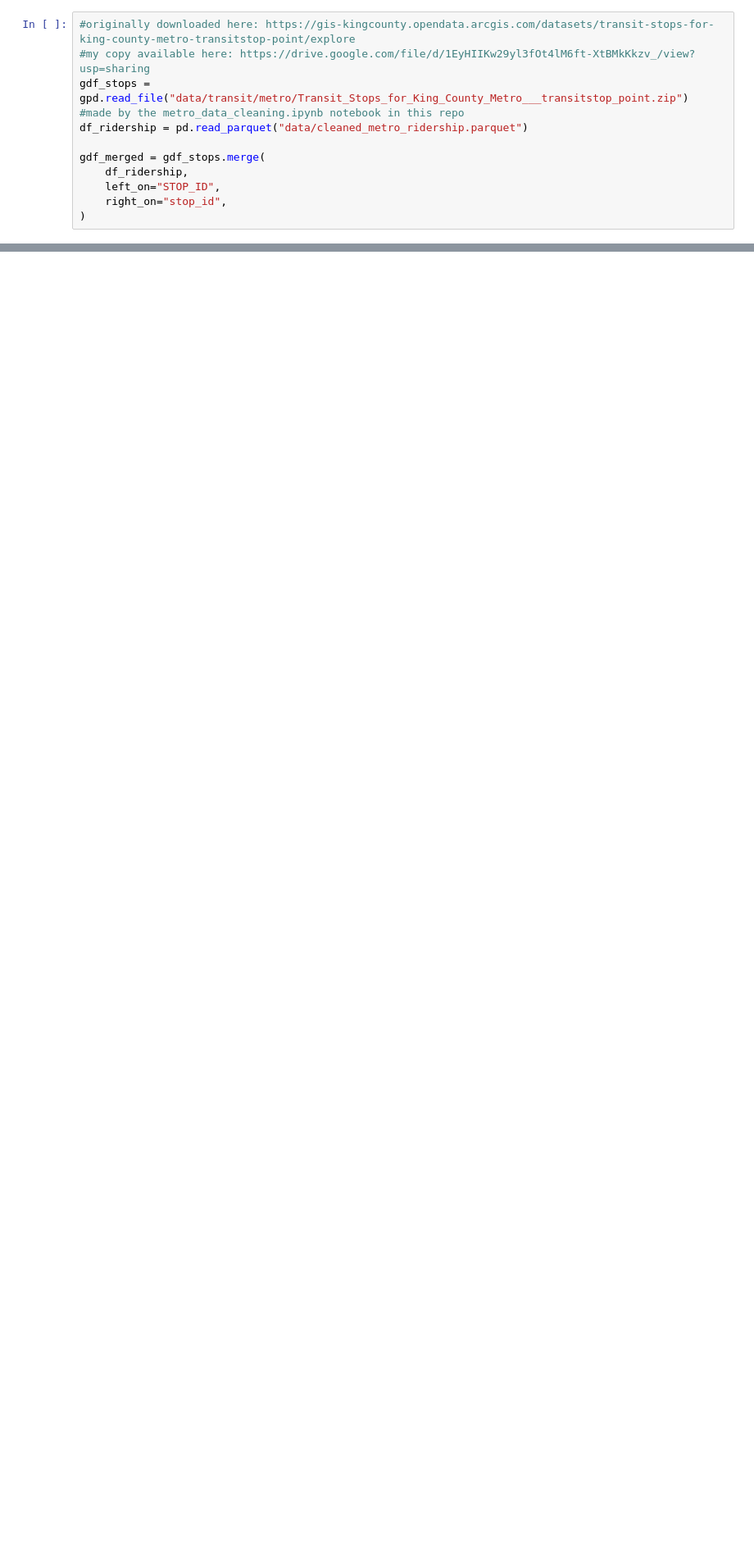
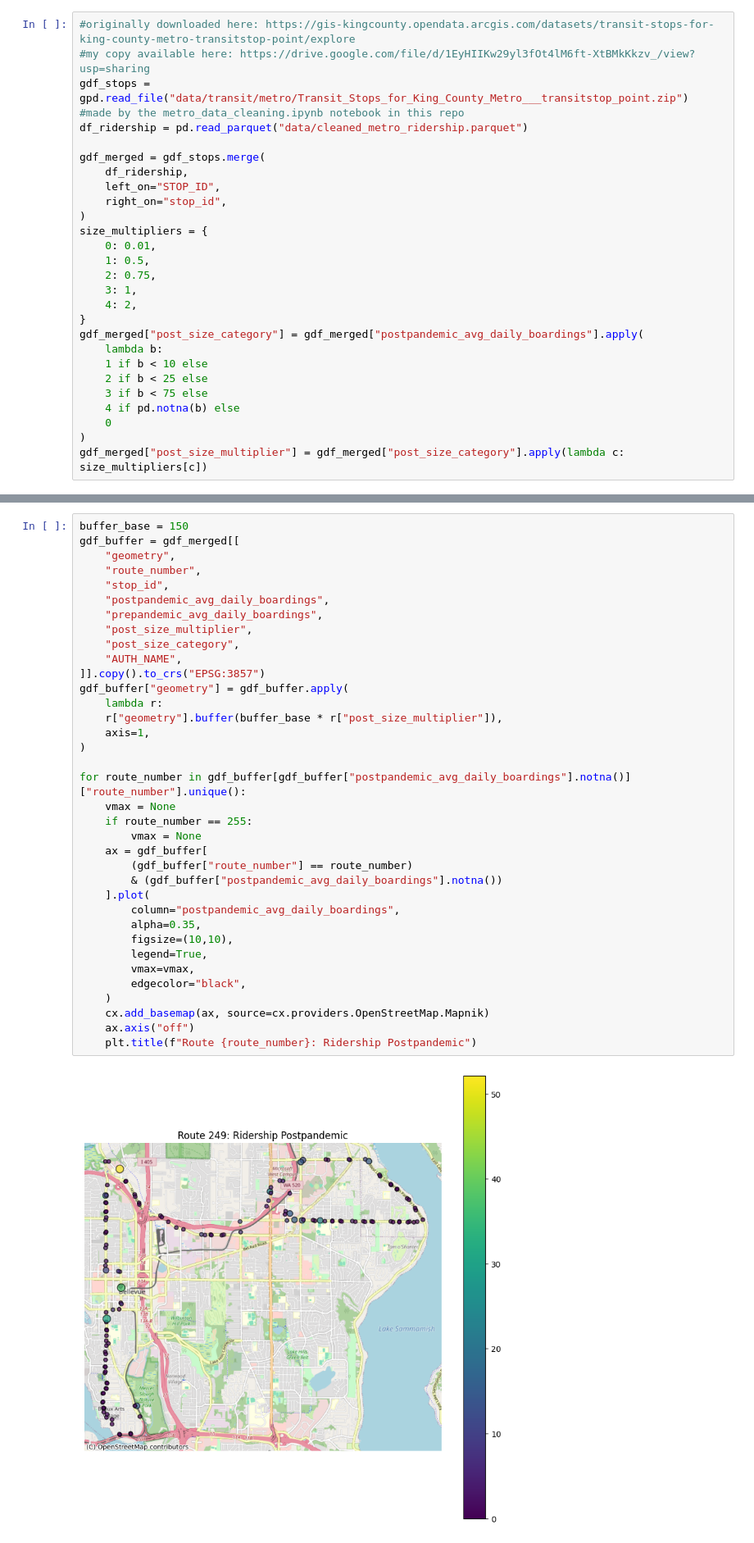
Before and after one commit to AaronJacobson/kirkland_planning_commission_code, a Jupyter notebook: metro_visualization.ipynb, the cells around one changed output, grey strips where cells are left out. Shown at 82% size. Saved outputs shown, nothing was run; the diff lists cells and outputs as text; blank space fills up the shorter version.

Commit message:
Added postpandemic route ridership maps

```diff
--- a/metro_visualization.ipynb
+++ b/metro_visualization.ipynb
@@ -15,6 +15,22 @@ gdf_merged = gdf_stops.merge(
     left_on="STOP_ID",
     right_on="stop_id",
 )
+size_multipliers = {
+    0: 0.01,
+    1: 0.5,
+    2: 0.75,
+    3: 1,
+    4: 2,
+}
+gdf_merged["post_size_category"] = gdf_merged["postpandemic_avg_daily_boardings"].apply(
+    lambda b:
+    1 if b < 10 else
+    2 if b < 25 else
+    3 if b < 75 else
+    4 if pd.notna(b) else
+    0
+)
+gdf_merged["post_size_multiplier"] = gdf_merged["post_size_category"].apply(lambda c: size_multipliers[c])
 # %%
 gdf_less = gdf_merged[[
     "geometry",
@@ -51,0 +54,38 @@ gdf_less[gdf_less["route_number"] == 255].sort_values("postpandemic_avg_daily_bo
+# %%
+buffer_base = 150
+gdf_buffer = gdf_merged[[
+    "geometry",
+    "route_number",
+    "stop_id",
+    "postpandemic_avg_daily_boardings",
+    "prepandemic_avg_daily_boardings",
+    "post_size_multiplier",
+    "post_size_category",
+    "AUTH_NAME",
+]].copy().to_crs("EPSG:3857")
+gdf_buffer["geometry"] = gdf_buffer.apply(
+    lambda r:
+    r["geometry"].buffer(buffer_base * r["post_size_multiplier"]),
+    axis=1,
+)
+
+for route_number in gdf_buffer[gdf_buffer["postpandemic_avg_daily_boardings"].notna()]["route_number"].unique():
+    vmax = None
+    if route_number == 255:
+        vmax = None
+    ax = gdf_buffer[
+        (gdf_buffer["route_number"] == route_number)
+        & (gdf_buffer["postpandemic_avg_daily_boardings"].notna())
+    ].plot(
+        column="postpandemic_avg_daily_boardings",
+        alpha=0.35,
+        figsize=(10,10),
+        legend=True,
+        vmax=vmax,
+        edgecolor="black",
+    )
+    cx.add_basemap(ax, source=cx.providers.OpenStreetMap.Mapnik)
+    ax.axis("off")
+    plt.title(f"Route {route_number}: Ridership Postpandemic")
+# %% [output]
+[figure, added]
```
Also changed, not shown: parts of 4 cells of this notebook, 1 other file.
